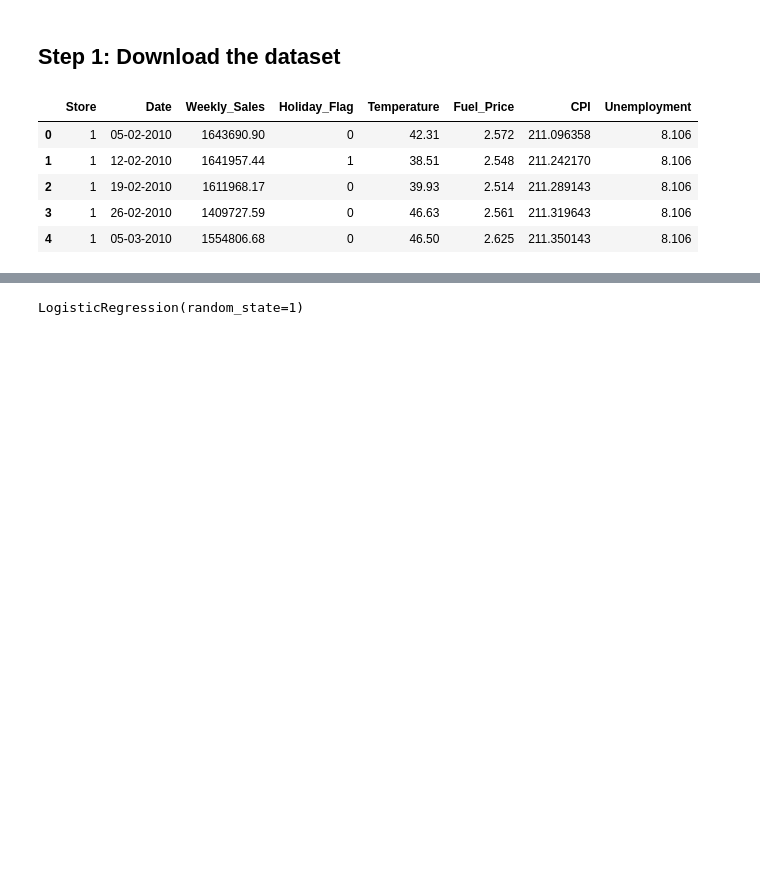
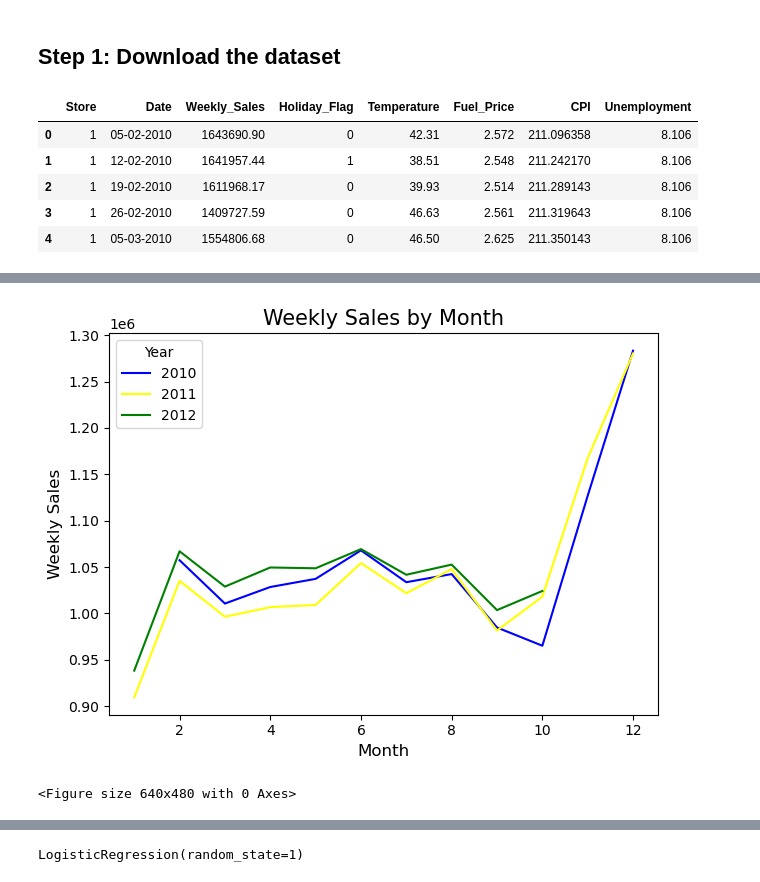
Before and after one commit to Omeesha28/Final_project, a Jupyter notebook: main.ipynb, the cells around one changed output, grey strips where cells are left out. Cells and saved outputs as stored; diff of their text form; code cells hidden in the pictures; blank space fills up the shorter version.

```diff
--- a/main.ipynb
+++ b/main.ipynb
@@ -193,0 +144,21 @@ fig.update_layout(xaxis_title='Store', yaxis_title='Weekly Sales')
+# %%
+# Calculate monthly sales pivot table
+monthly_sales = pd.pivot_table(df, values="Weekly_Sales", columns="Year", index="Month")
+
+# Plot the pivot table with custom colors
+monthly_sales.plot(color=['blue', 'yellow', 'green'])
+
+plt.xlabel('Month', fontname="sans-serif", fontsize=12)
+plt.ylabel('Weekly Sales', fontname="sans-serif", fontsize=12)
+plt.title('Weekly Sales by Month', fontname="sans-serif", fontsize=15)
+
+plt.xticks(fontname="sans-serif", fontsize=10)
+plt.yticks(fontname="sans-serif", fontsize=10)
+plt.tight_layout()
+
+plt.show()
+# Save the figure as a PNG image with a transparent background
+plt.savefig('weekly_sales_by_month_pivot_plot.png', transparent=True)
+# %% [output]
+[figure, added]
+<Figure size 640x480 with 0 Axes>
```
Also changed, not shown: parts of 81 cells of this notebook, 17 other files.
